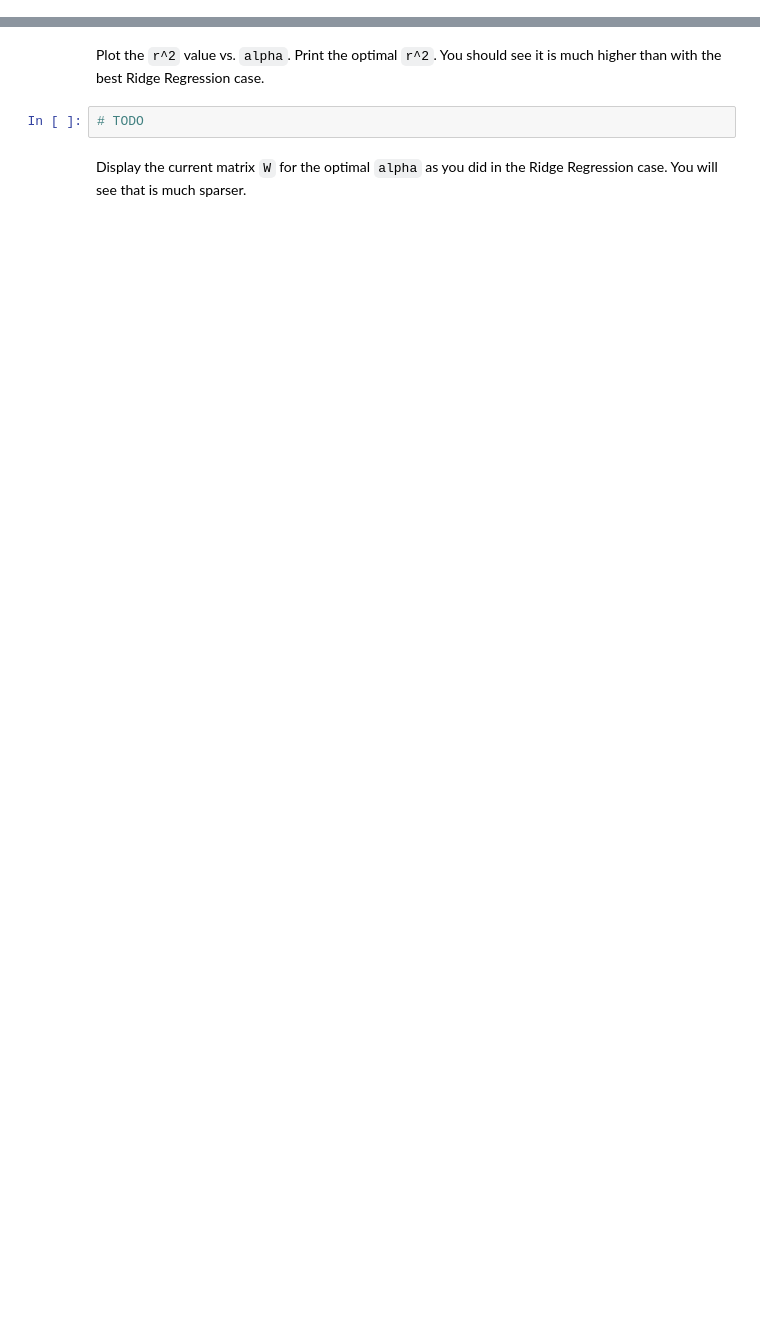
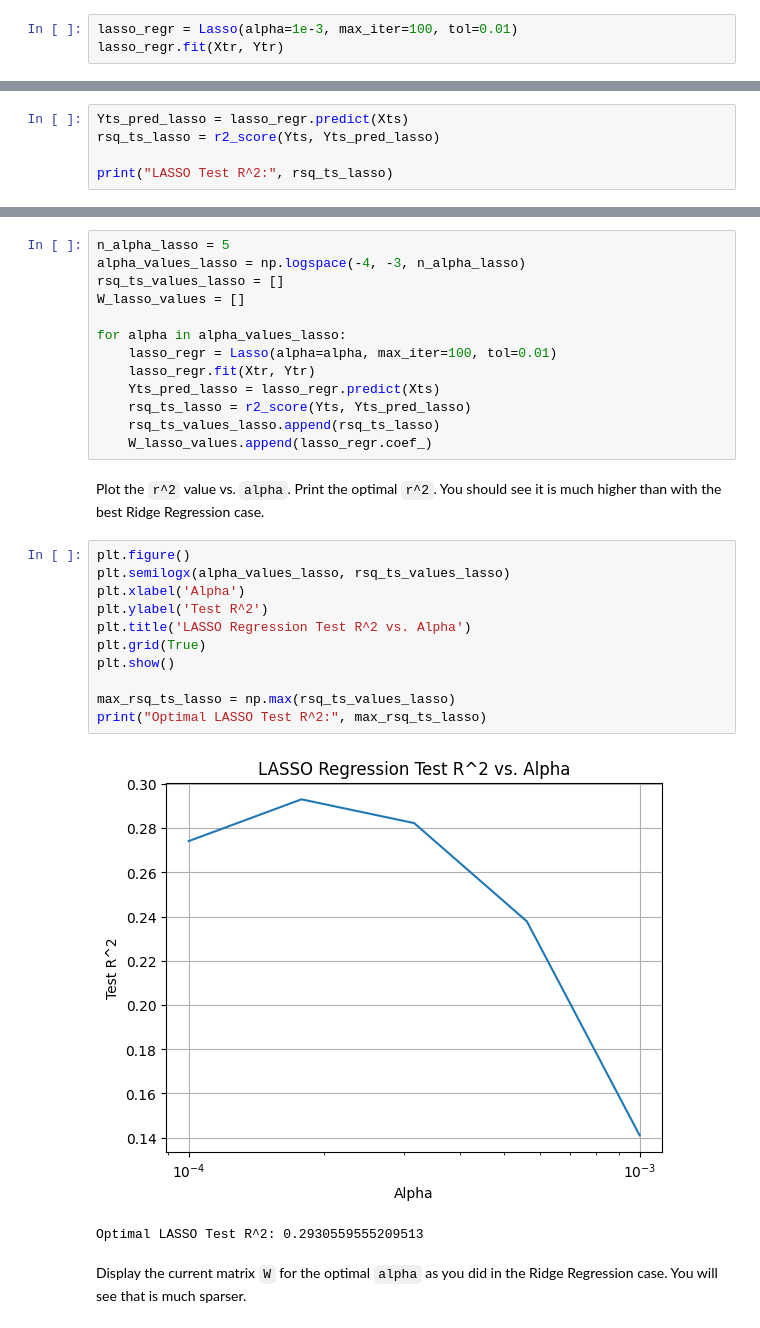
Before and after one commit to manovay/msml, a Jupyter notebook: unit05_lasso/lab_eeg_partial.ipynb, the cells around one changed output, grey strips where cells are left out. Cells and saved outputs as stored; diff of their text form; blank space fills up the shorter version.

```diff
--- a/unit05_lasso/lab_eeg_partial.ipynb
+++ b/unit05_lasso/lab_eeg_partial.ipynb
@@ -130,0 +186,3 @@ Re-fit the training data using the `Lasso` model with `alpha=1e-3`.  Also set `m
+# %%
+lasso_regr = Lasso(alpha=1e-3, max_iter=100, tol=0.01)
+lasso_regr.fit(Xtr, Ytr)
@@ -134,0 +193,5 @@ Now, test the model on the test data and measure the `R^2` value.  You should ge
+# %%
+Yts_pred_lasso = lasso_regr.predict(Xts)
+rsq_ts_lasso = r2_score(Yts, Yts_pred_lasso)
+
+print("LASSO Test R^2:", rsq_ts_lasso)
@@ -139,6 +202,31 @@ We can now search for the optimal `alpha`.  Use cross-validation to find the `al
+# %%
+n_alpha_lasso = 5
+alpha_values_lasso = np.logspace(-4, -3, n_alpha_lasso)
+rsq_ts_values_lasso = []
+W_lasso_values = []
+
+for alpha in alpha_values_lasso:
+    lasso_regr = Lasso(alpha=alpha, max_iter=100, tol=0.01)
+    lasso_regr.fit(Xtr, Ytr)
+    Yts_pred_lasso = lasso_regr.predict(Xts)
+    rsq_ts_lasso = r2_score(Yts, Yts_pred_lasso)
+    rsq_ts_values_lasso.append(rsq_ts_lasso)
+    W_lasso_values.append(lasso_regr.coef_)
 # %% [markdown]
 Plot the `r^2` value vs. `alpha`.  Print the optimal `r^2`.  You should see it is much higher than with the best Ridge Regression case.
-# %%
-# TODO
+# %%
+plt.figure()
+plt.semilogx(alpha_values_lasso, rsq_ts_values_lasso)
+plt.xlabel('Alpha')
+plt.ylabel('Test R^2')
+plt.title('LASSO Regression Test R^2 vs. Alpha')
+plt.grid(True)
+plt.show()
+
+max_rsq_ts_lasso = np.max(rsq_ts_values_lasso)
+print("Optimal LASSO Test R^2:", max_rsq_ts_lasso)
+# %% [output]
+[figure, added]
+Optimal LASSO Test R^2: 0.2930559555209513
 # %% [markdown]
 Display the current matrix `W` for the optimal `alpha` as you did in the Ridge Regression case.  You will see that is much sparser.
```
Also changed, not shown: parts of 23 cells of this notebook.
